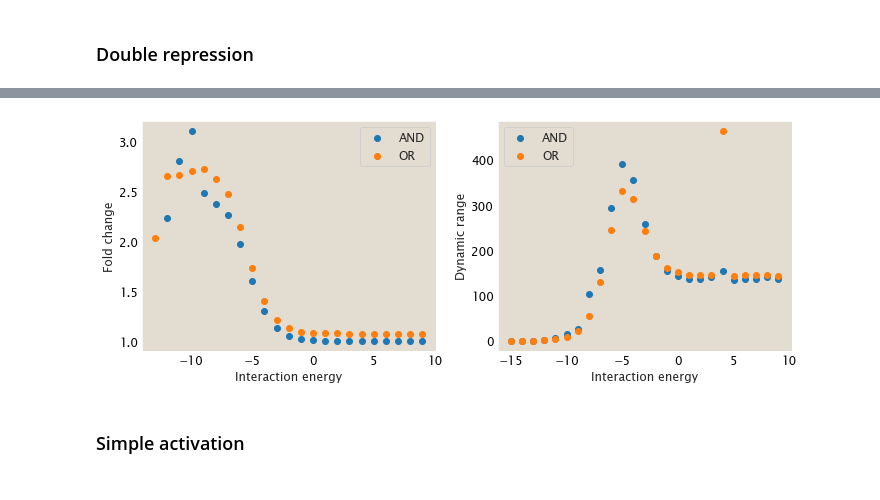
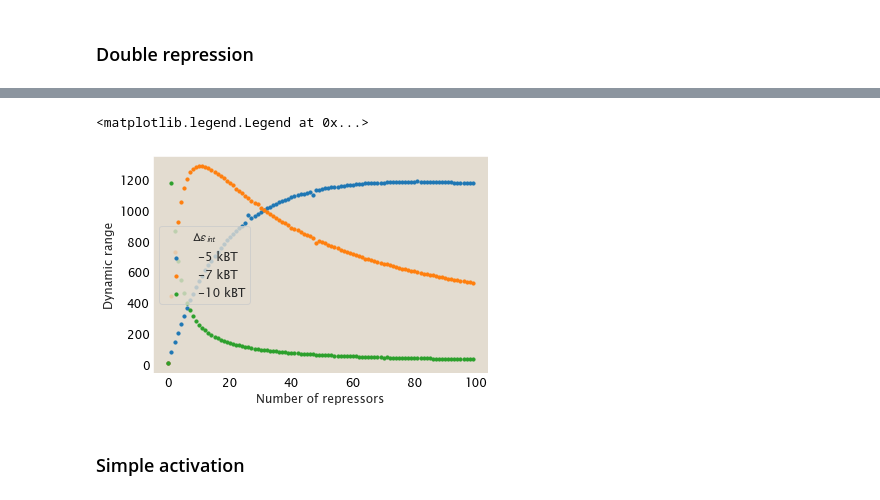
Before and after one commit to RPGroup-PBoC/theoretical_regseq, a Jupyter notebook: notebooks/theoretical/tf_copy_number.ipynb, the cells around one changed output, grey strips where cells are left out. Saved outputs shown, nothing was run; the diff lists cells and outputs as text; code cells hidden in the pictures.

```diff
--- a/notebooks/theoretical/tf_copy_number.ipynb
+++ b/notebooks/theoretical/tf_copy_number.ipynb
@@ -189,23 +106,0 @@ ax2.legend();
-# %%
-n_NS = len(genome)
-ep_wt, er1_wt, er2_wt = -5, -10, -10
-n_p, n_r2 = 4600, 15
-l_n_r1 = np.arange(0, 50, 1)
-l_e_int = np.arange(-15, 10, 1)
-
-fc_doublerep_AND2 = []
-dr_doublerep_AND2 = []
-wt_doublerep_AND2 = []
-mut_doublerep_AND2 = []
-for e_int in l_e_int:
-    df = tregs.simulate.sim_pointmut(promoter, tregs.simulate.doublerep_pbound, [rnap_site, rep1_site, rep2_site],
-                        [rep1_site, rep2_site],
-                        *[n_NS, n_p, n_r1, n_r2, rnap_emat, r1_emat, r2_emat, ep_wt, er1_wt, er2_wt, e_int, 'AND'],
-                        scaling_factor=10**4)
-
-    norm_ct = df['norm_ct_1'].to_numpy()
-    fc = np.mean(norm_ct[1:] / norm_ct[0])
-    fc_doublerep_AND2.append(fc)
-    dr_doublerep_AND2.append(np.max(norm_ct) - np.min(norm_ct))
-    wt_doublerep_AND2.append(norm_ct[0])
-    mut_doublerep_AND2.append(np.mean(norm_ct[1:]))
@@ -251,23 +107,13 @@ plt.tight_layout()
-# %%
-# plot fold change and dynamic range against number of repressors
-fig, axes = plt.subplots(1, 2, figsize=(10, 4))
-ax1, ax2 = axes
-
-ax1.scatter(l_e_int, fc_doublerep_AND2, label='AND')
-ax1.scatter(l_e_int, fc_doublerep_OR2, label='OR')
-ax1.set_xlabel('Interaction energy')
-ax1.set_ylabel('Fold change')
-ax1.legend()
-
-ax2.scatter(l_e_int, dr_doublerep_AND2, label='AND')
-ax2.scatter(l_e_int, dr_doublerep_OR2, label='OR')
-ax2.set_xlabel('Interaction energy')
-ax2.set_ylabel('Dynamic range')
-ax2.legend()
-
-plt.tight_layout()
-# %% [output]
-[figure, removed]
+# %%
+fig, ax = plt.subplots()
+for i in range(3):
+    ax.scatter(l_n_r1, dr_doublerep[i], label='{} kBT'.format(str(l_e_int[i])), s=10)
+ax.set_xlabel('Number of repressors')
+ax.set_ylabel('Dynamic range')
+ax.legend(title=r'$\Delta \epsilon_{int}$')
+# %% [output]
+<matplotlib.legend.Legend at 0x...>
+[figure, added]
 # %% [markdown]
 ### Simple activation
 # %%
```
Also changed, not shown: parts of 20 cells of this notebook, 16 other files.
